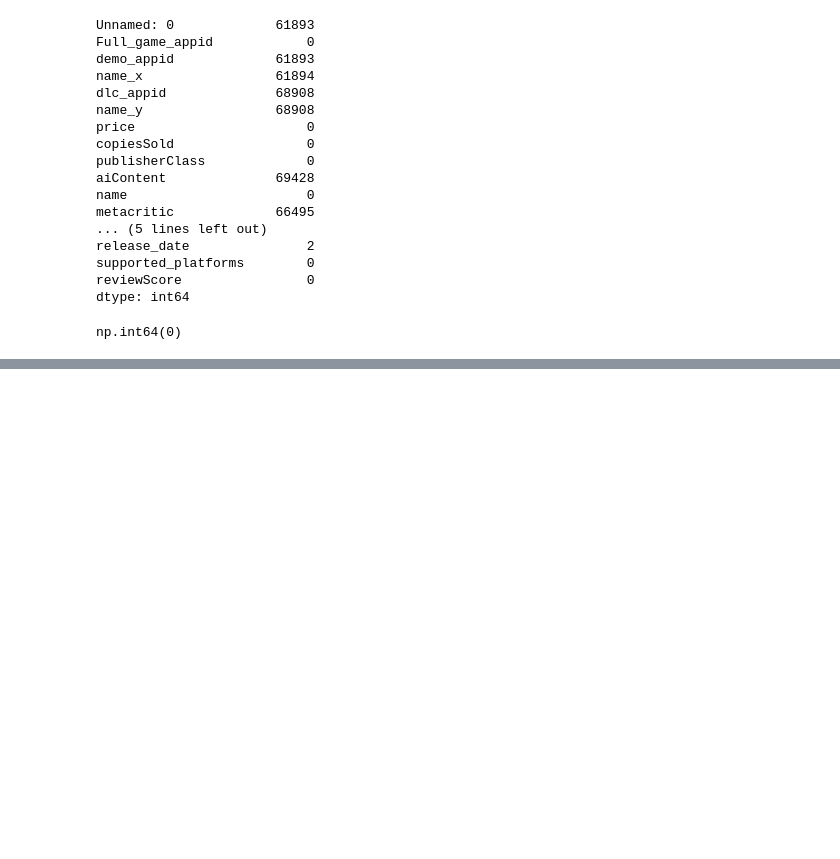
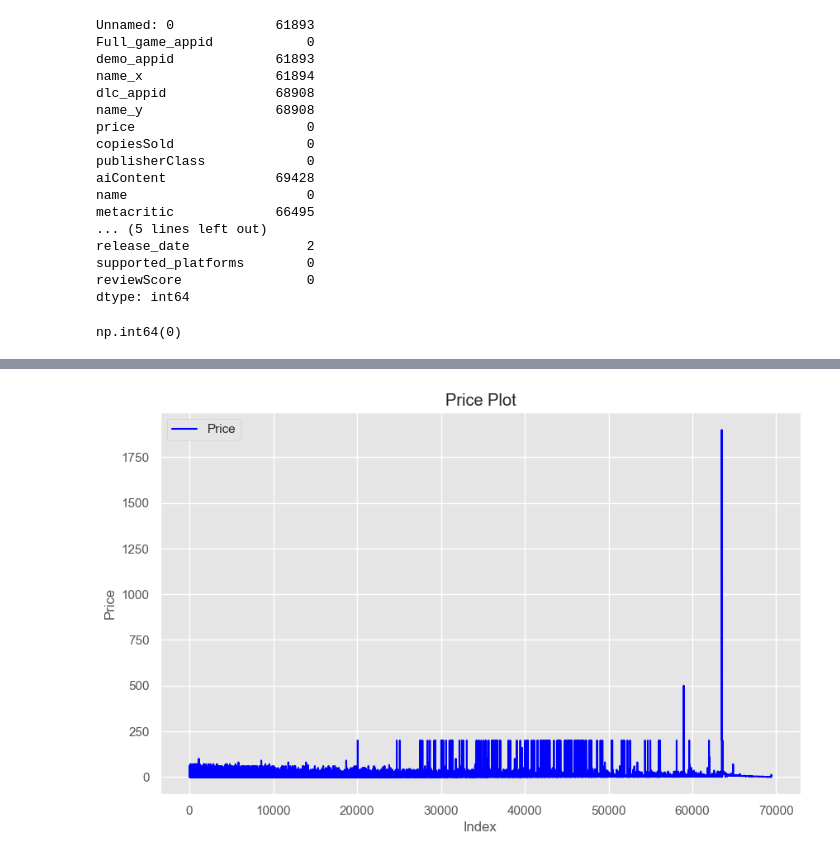
Before and after one commit to ahany42/SteamGamesPredictions, a Jupyter notebook: data/preprocessing.ipynb, the cells around one changed output, grey strips where cells are left out. Cells and saved outputs as stored; diff of their text form; code cells hidden in the pictures; blank space fills up the shorter version.

```diff
--- a/data/preprocessing.ipynb
+++ b/data/preprocessing.ipynb
@@ -91,0 +96,11 @@ print(df[(df < lower_bound) | (df > upper_bound)].sum())
+# %%
+    plt.figure(figsize=(10, 6))
+    plt.plot(df['price'], label='Price', color='blue')
+    plt.title('Price Plot')
+    plt.xlabel('Index')
+    plt.ylabel('Price')
+    plt.legend()
+    plt.grid(True)
+    plt.show()
+# %% [output]
+[figure, added]
```
Also changed, not shown: parts of 15 cells of this notebook.
